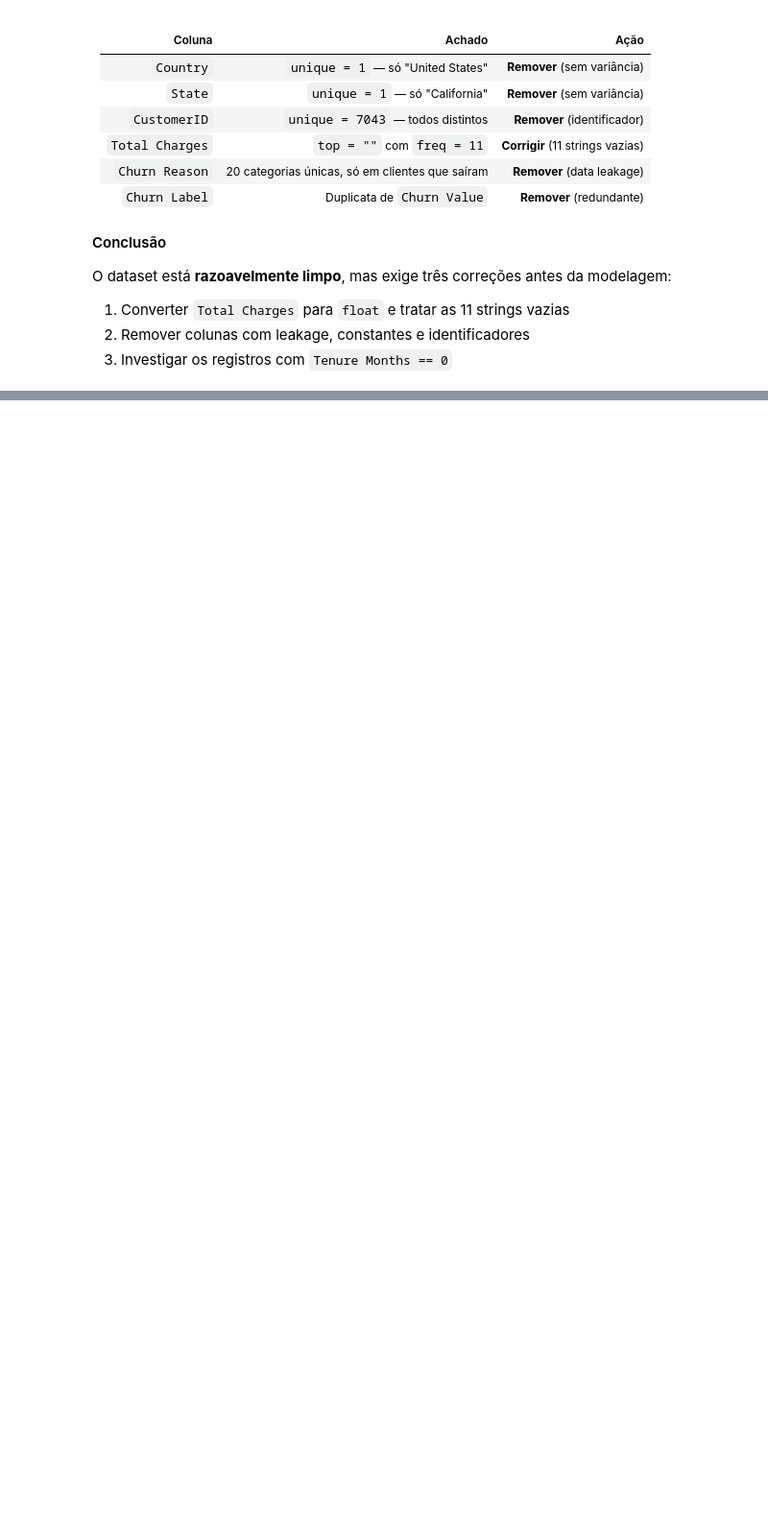
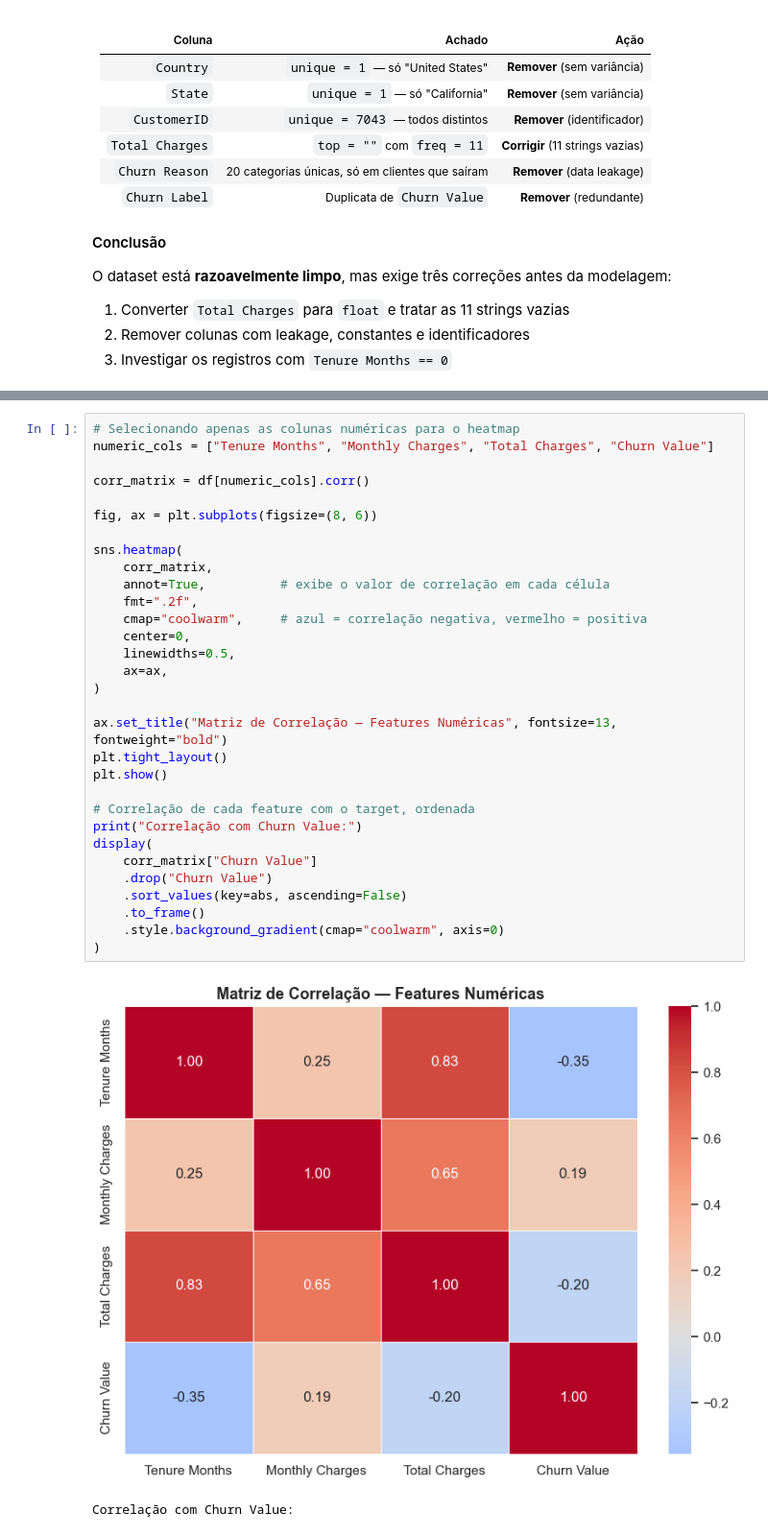
Before and after one commit to eeyamazaki/telco-churn-mlp, a Jupyter notebook: notebooks/01_eda.ipynb, the cells around one changed output, grey strips where cells are left out. Shown at 96% size. Cells and saved outputs as stored; diff of their text form; blank space fills up the shorter version.

```diff
--- a/notebooks/01_eda.ipynb
+++ b/notebooks/01_eda.ipynb
@@ -126,0 +400,34 @@ O dataset está **razoavelmente limpo**, mas exige três correções antes da mo
+# %%
+# Selecionando apenas as colunas numéricas para o heatmap
+numeric_cols = ["Tenure Months", "Monthly Charges", "Total Charges", "Churn Value"]
+
+corr_matrix = df[numeric_cols].corr()
+
+fig, ax = plt.subplots(figsize=(8, 6))
+
+sns.heatmap(
+    corr_matrix,
+    annot=True,          # exibe o valor de correlação em cada célula
+    fmt=".2f",
+    cmap="coolwarm",     # azul = correlação negativa, vermelho = positiva
+    center=0,
+    linewidths=0.5,
+    ax=ax,
+)
+
+ax.set_title("Matriz de Correlação — Features Numéricas", fontsize=13, fontweight="bold")
+plt.tight_layout()
+plt.show()
+
+# Correlação de cada feature com o target, ordenada
+print("Correlação com Churn Value:")
+display(
+    corr_matrix["Churn Value"]
+    .drop("Churn Value")
+    .sort_values(key=abs, ascending=False)
+    .to_frame()
+    .style.background_gradient(cmap="coolwarm", axis=0)
+)
+# %% [output]
+[figure, added]
+Correlação com Churn Value:
```
Also changed, not shown: parts of 22 cells of this notebook, 3 other files.
